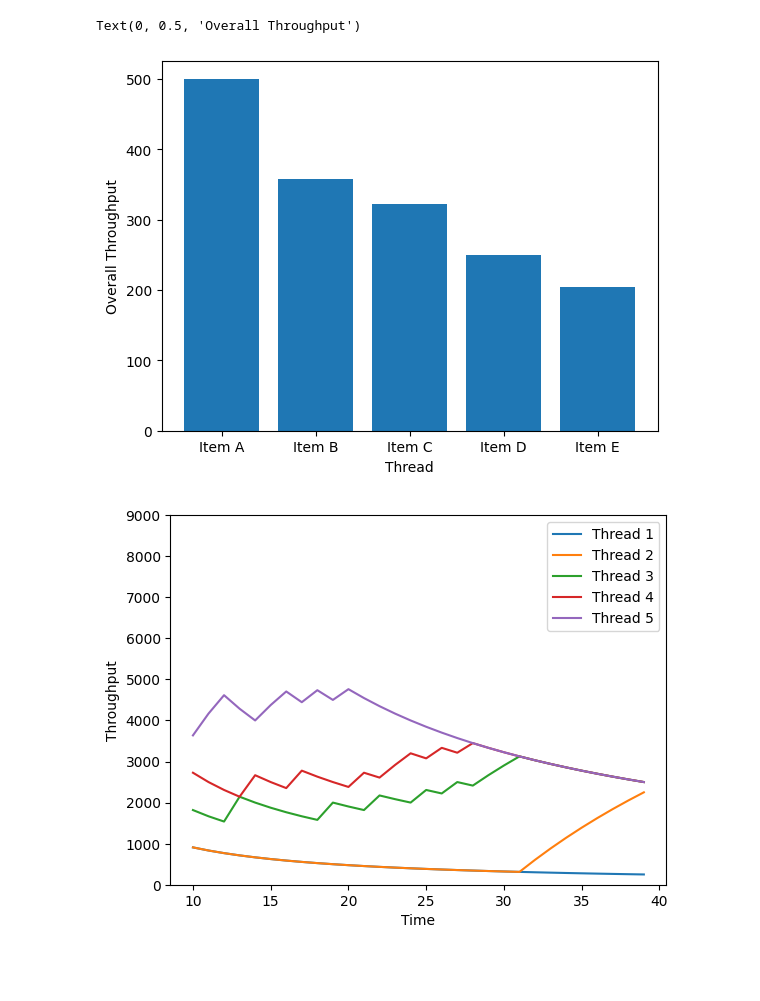
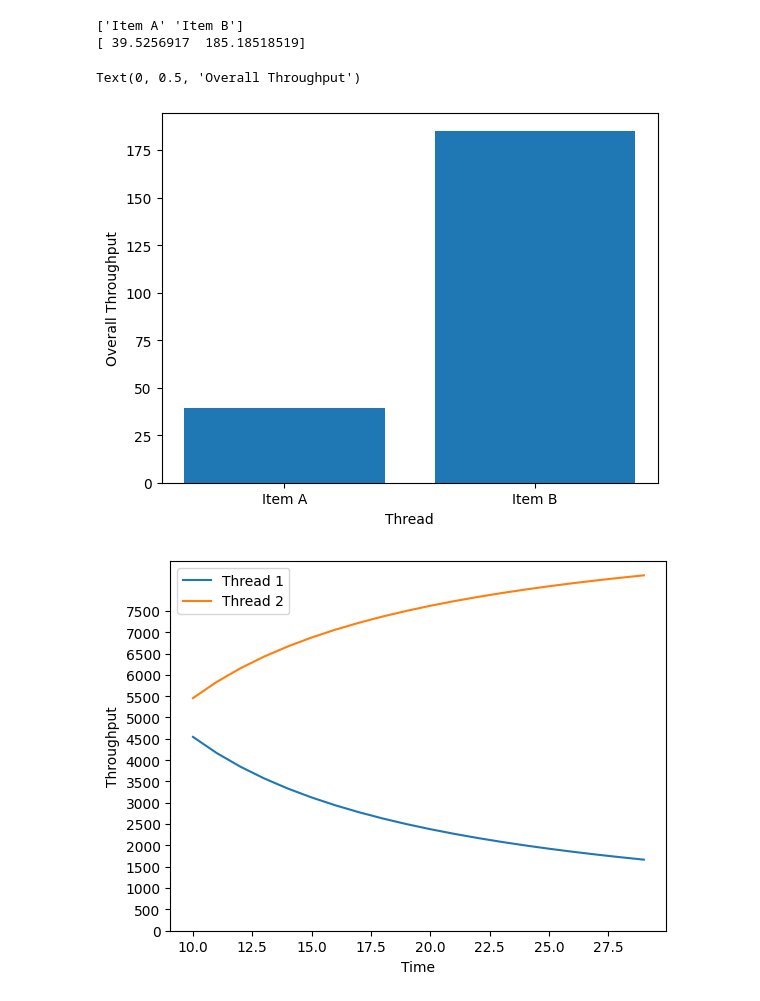
Before and after one commit to aaravjn/cloudlab, a Jupyter notebook: asgn_2/analytics.ipynb, the cells around one changed output. Saved outputs shown, nothing was run; the diff lists cells and outputs as text; code cells hidden in the pictures; blank space fills up the shorter version.

```diff
--- a/asgn_2/analytics.ipynb
+++ b/asgn_2/analytics.ipynb
@@ -12,23 +12,33 @@ f.close()
 # %%
 #execution benchmark
 process_time = 10;
-
-thread_under_execution = np.array([thread["thread"] for thread in json_data["Threads"]])
+thread_under_execution = np.array([])
+for threads in json_data["Threads"]:
+    if "thread" in threads:
+        thread_under_execution = np.append(thread_under_execution,threads["thread"])
+    else:
+        thread_under_execution = np.append(thread_under_execution,"NULL")
+# print(thread_under_execution)
+# thread_under_execution = np.array([thread["thread"] for thread in json_data["Threads"]])
 unique_threads = np.unique(thread_under_execution)
-
+unique_threads = np.delete(unique_threads, np.where(unique_threads == "NULL"))
+print(unique_threads)
 throughput = np.zeros(len(unique_threads))
-i=0
 for threads in json_data["Threads"]:
     if "exitedThread" in threads:
         time = threads["time"]
+        exitedThread = threads["exitedThread"]
+        i = np.where(unique_threads == exitedThread)[0][0];
         throughput[i] = process_time*1000/time
-        i=i+1
+print(throughput)
 plt.bar(unique_threads, throughput)
 plt.xlabel("Thread")
 plt.ylabel("Overall Throughput")
 # %% [output]
-Text(0, 0.5, 'Overall Throughput')
+['Item A' 'Item B']
+[ 39.5256917  185.18518519]
+Text(0, 0.5, 'Overall Throughput')
-[figure, old version]
+[figure, new version]
 # %%
 time_array = np.array([thread["time"] for thread in json_data["Threads"]])
 
@@ -37,13 +47,14 @@ for unique_thread in unique_threads:
   num_threads_till_time_t.append(np.zeros(len(json_data["Threads"])))
 for time in range(len(json_data["Threads"])):
   for unique_thread_index in range(len(unique_threads)):
-    if json_data["Threads"][time]["thread"] == unique_threads[unique_thread_index]:
-      num_threads_till_time_t[unique_thread_index][time] += 1
+    if "thread" in json_data["Threads"][time]:
+      if json_data["Threads"][time]["thread"] == unique_threads[unique_thread_index]:
+        num_threads_till_time_t[unique_thread_index][time] += 1
 
 # Slicing time array for better readability
 # equal : [10:40]
-# priority : [5:25]
-time_array = time_array[5:25]
+# priority : [10:30]
+time_array = time_array[10:30]
 
 #Calculating Throughput
 num_array=1;
@@ -55,15 +66,17 @@ for array in num_threads_till_time_t:
       array[i] = (count*process_time*1000)/(i+1)
     if array[i]==0:
       array[i] = (count*process_time*1000)/(i+1)
-  array = array[5:40]
+  array = array[10:30]
   plt.plot(time_array,array, label=f"Thread {num_array}")
   num_array+=1
 
 # Graph attributes
-plt.yticks(np.arange(0, 10000, 1000))
+# equal : (0,10000,1000)
+#priority : (0,8000,500)
+plt.yticks(np.arange(0, 8000, 500))
 plt.xlabel("Time")
 plt.ylabel("Throughput")
 plt.legend()
 plt.show()
 # %% [output]
-[figure, old version]
+[figure, new version]
```
